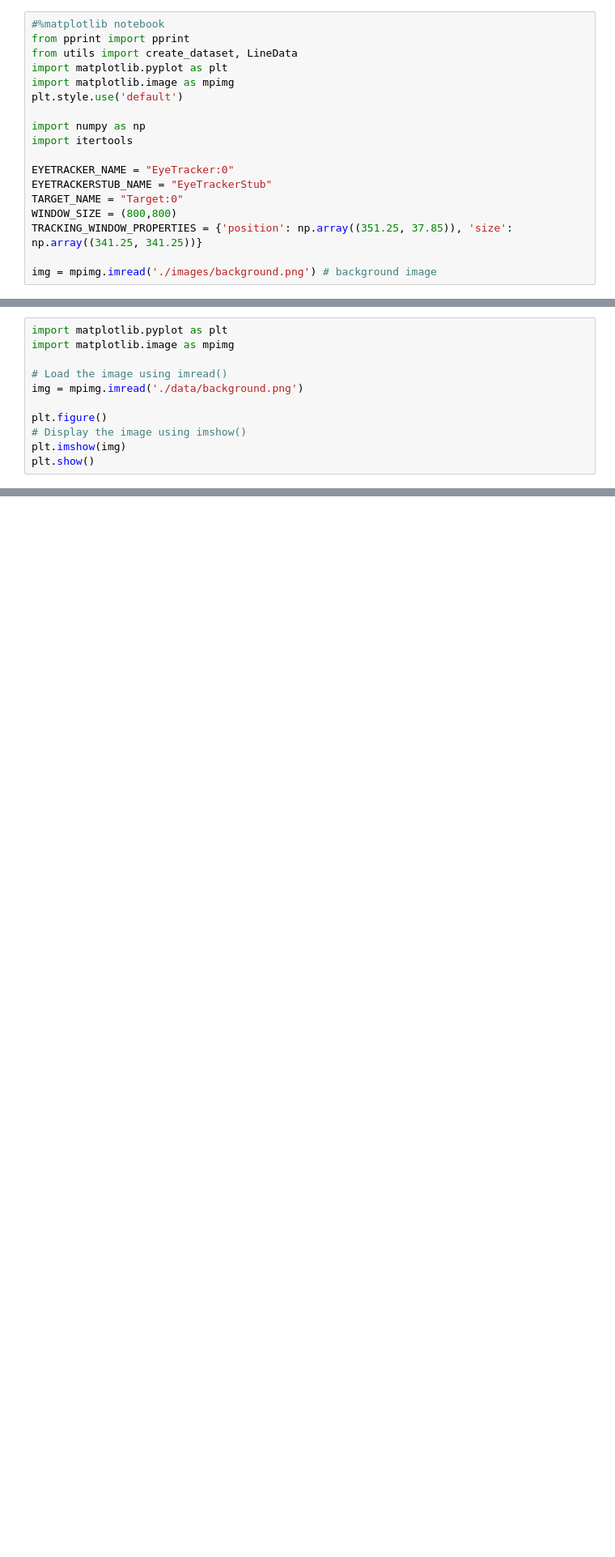
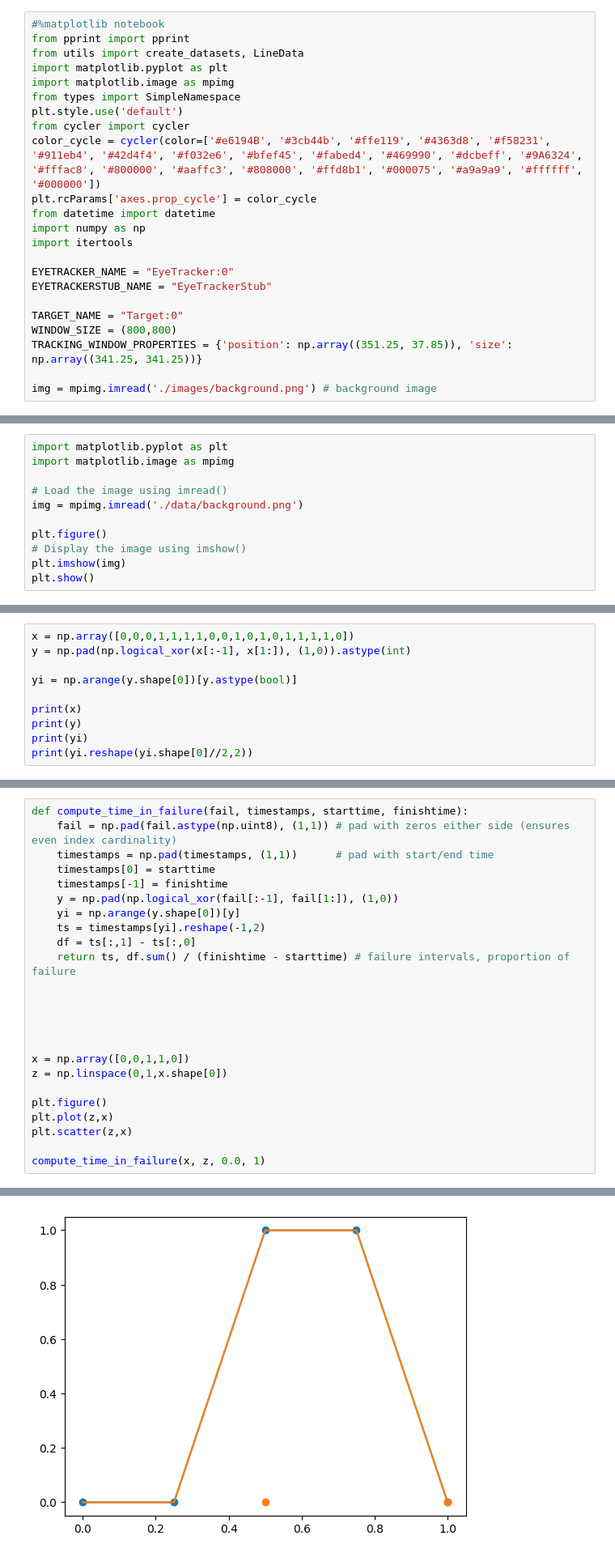
Before and after one commit to dicelab-rhul/icua-data-analysis, a Jupyter notebook: analyse_eyetracking.ipynb, the cells around one changed output, grey strips where cells are left out. Shown at 81% size. Saved outputs shown, nothing was run; the diff lists cells and outputs as text; blank space fills up the shorter version.

```diff
--- a/analyse_eyetracking.ipynb
+++ b/analyse_eyetracking.ipynb
@@ -1,16 +1,21 @@
 # %%
 #%matplotlib notebook
 from pprint import pprint
-from utils import create_dataset, LineData
+from utils import create_datasets, LineData
 import matplotlib.pyplot as plt
 import matplotlib.image as mpimg
+from types import SimpleNamespace
 plt.style.use('default')
-
+from cycler import cycler
+color_cycle = cycler(color=['#e6194B', '#3cb44b', '#ffe119', '#4363d8', '#f58231', '#911eb4', '#42d4f4', '#f032e6', '#bfef45', '#fabed4', '#469990', '#dcbeff', '#9A6324', '#fffac8', '#800000', '#aaffc3', '#808000', '#ffd8b1', '#000075', '#a9a9a9', '#ffffff', '#000000'])
+plt.rcParams['axes.prop_cycle'] = color_cycle
+from datetime import datetime
 import numpy as np
 import itertools
 
 EYETRACKER_NAME = "EyeTracker:0"
 EYETRACKERSTUB_NAME = "EyeTrackerStub"
+
 TARGET_NAME = "Target:0"
 WINDOW_SIZE = (800,800)
 TRACKING_WINDOW_PROPERTIES = {'position': np.array((351.25, 37.85)), 'size': np.array((341.25, 341.25))}
@@ -187,0 +258,10 @@ plt.show()
+# %%
+x = np.array([0,0,0,1,1,1,1,0,0,1,0,1,0,1,1,1,1,0])
+y = np.pad(np.logical_xor(x[:-1], x[1:]), (1,0)).astype(int)
+
+yi = np.arange(y.shape[0])[y.astype(bool)]
+
+print(x)
+print(y)
+print(yi)
+print(yi.reshape(yi.shape[0]//2,2))
@@ -187,0 +276,25 @@ plt.show()
+# %%
+def compute_time_in_failure(fail, timestamps, starttime, finishtime):
+    fail = np.pad(fail.astype(np.uint8), (1,1)) # pad with zeros either side (ensures even index cardinality)
+    timestamps = np.pad(timestamps, (1,1))      # pad with start/end time
+    timestamps[0] = starttime
+    timestamps[-1] = finishtime
+    y = np.pad(np.logical_xor(fail[:-1], fail[1:]), (1,0))
+    yi = np.arange(y.shape[0])[y]
+    ts = timestamps[yi].reshape(-1,2)
+    df = ts[:,1] - ts[:,0]
+    return ts, df.sum() / (finishtime - starttime) # failure intervals, proportion of failure
+
+
+
+
+
+x = np.array([0,0,1,1,0])
+z = np.linspace(0,1,x.shape[0])
+
+plt.figure()
+plt.plot(z,x)
+plt.scatter(z,x)
+
+compute_time_in_failure(x, z, 0.0, 1)
+# %% [output]
@@ -187,0 +304 @@ plt.show()
+[figure, added]
```
Also changed, not shown: parts of 10 cells of this notebook, 1 other file.
